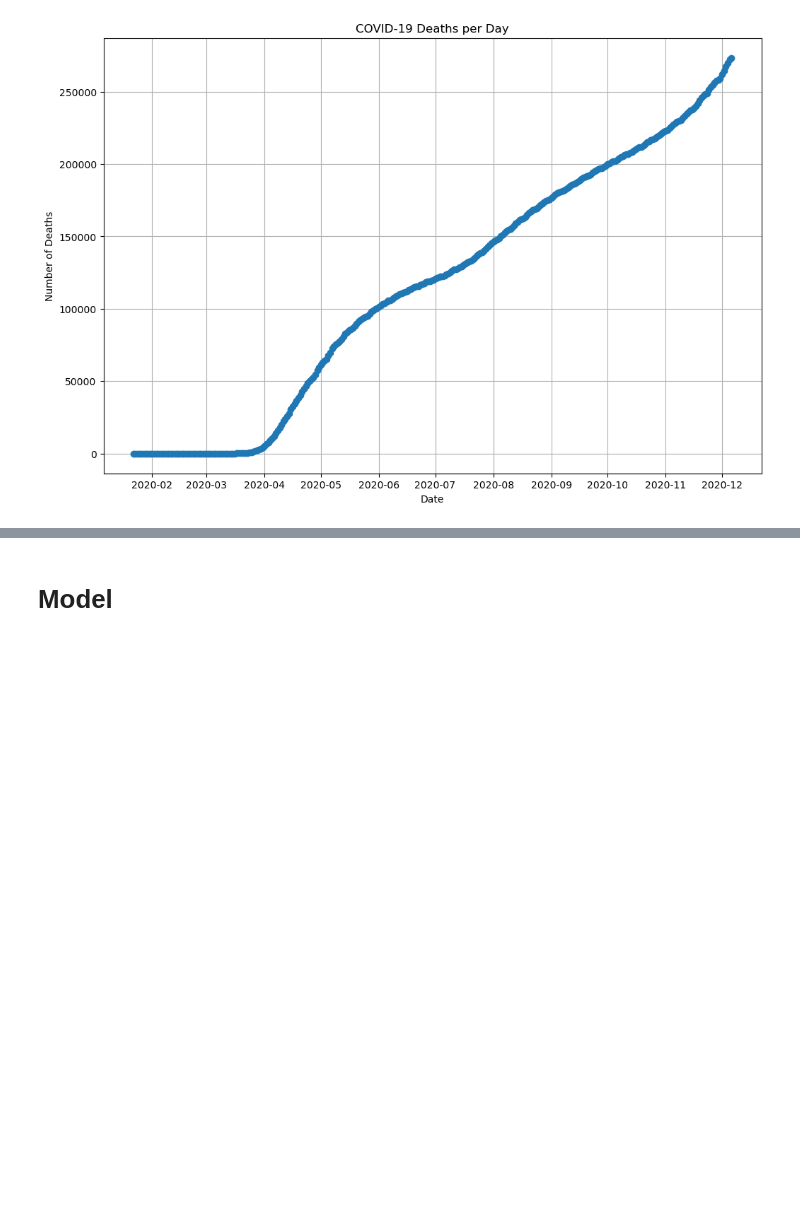
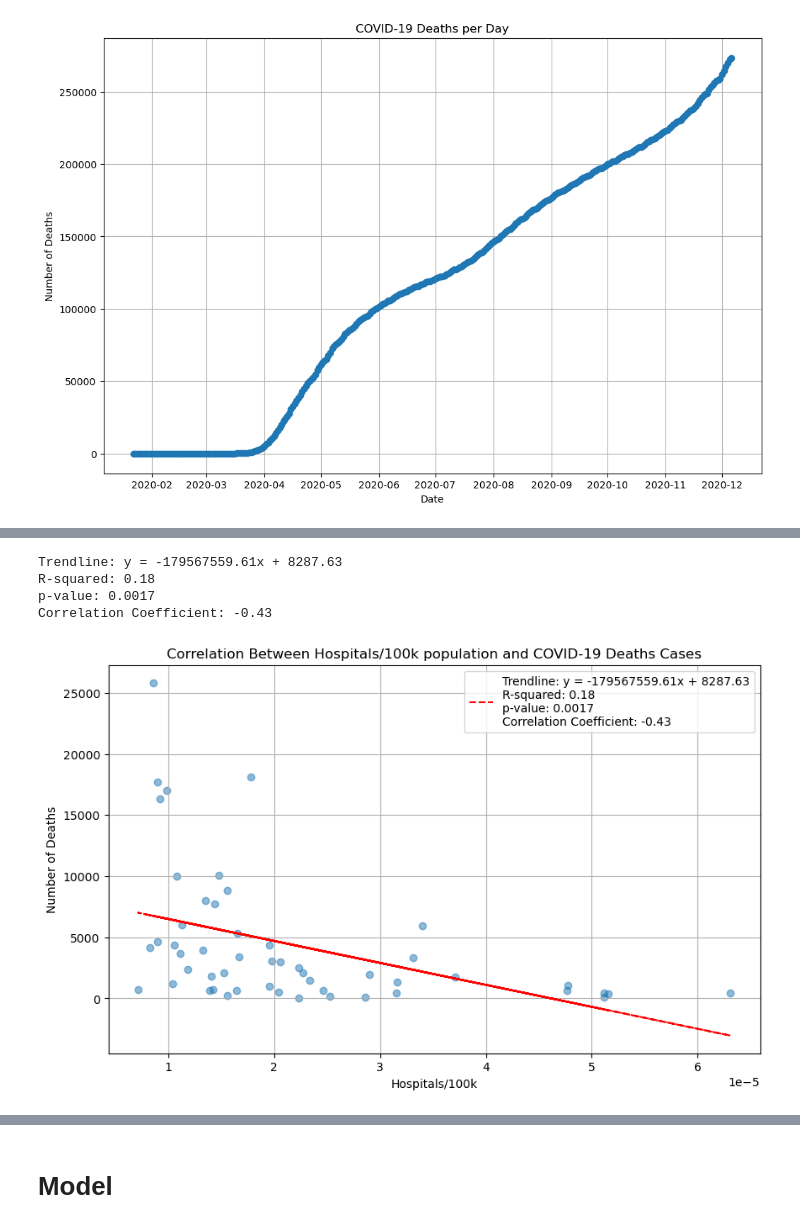
Before and after one commit to viktoriia-yuzkiv/COVID19-Spread-Data-Analysis-and-Modeling, a Jupyter notebook: COVID-10 Spread in the U.S..ipynb, the cells around one changed output, grey strips where cells are left out. Cells and saved outputs as stored; diff of their text form; code cells hidden in the pictures; blank space fills up the shorter version.

```diff
--- a/COVID-10 Spread in the U.S..ipynb
+++ b/COVID-10 Spread in the U.S..ipynb
@@ -360,0 +423,37 @@ plt.show()
+# %%
+# Correlation Between Hospitals/100k and COVID-19 Deaths Cases
+# df dataset
+
+df['Hospitals/100k'] = df['Hospitals']/df['Population']
+data_df = df[['Deaths', 'Hospitals/100k']]
+
+
+# Create the scatter plot
+plt.figure(figsize=(10, 6))
+plt.scatter(data_df['Hospitals/100k'], data_df['Deaths'], alpha=0.5)
+plt.xlabel('Hospitals/100k')
+plt.ylabel('Number of Deaths')
+plt.title('Correlation Between Hospitals/100k population and COVID-19 Deaths Cases')
+
+# Calculate the correlation coefficient
+correlation_coefficient, _ = stats.pearsonr(data_df['Hospitals/100k'], data_df['Deaths'])
+
+
+# Calculate the trendline parameters, R-squared, and p-value
+slope, intercept, r_value, p_value, std_err = stats.linregress(data_df['Hospitals/100k'], data_df['Deaths'])
+trendline = f'Trendline: y = {slope:.2f}x + {intercept:.2f}\nR-squared: {r_value**2:.2f}\np-value: {p_value:.4f}\nCorrelation Coefficient: {correlation_coefficient:.2f}'
+print(trendline)
+
+# Add the trendline, its formula, and the p-value to the plot
+plt.plot(data_df['Hospitals/100k'], slope * data_df['Hospitals/100k'] + intercept, color='red', linestyle='--', label=trendline)
+plt.legend(loc='upper right')
+
+plt.grid(True)
+
+plt.show()
+# %% [output]
+Trendline: y = -179567559.61x + 8287.63
+R-squared: 0.18
+p-value: 0.0017
+Correlation Coefficient: -0.43
+[figure, added]
```
Also changed, not shown: parts of 14 cells of this notebook.
